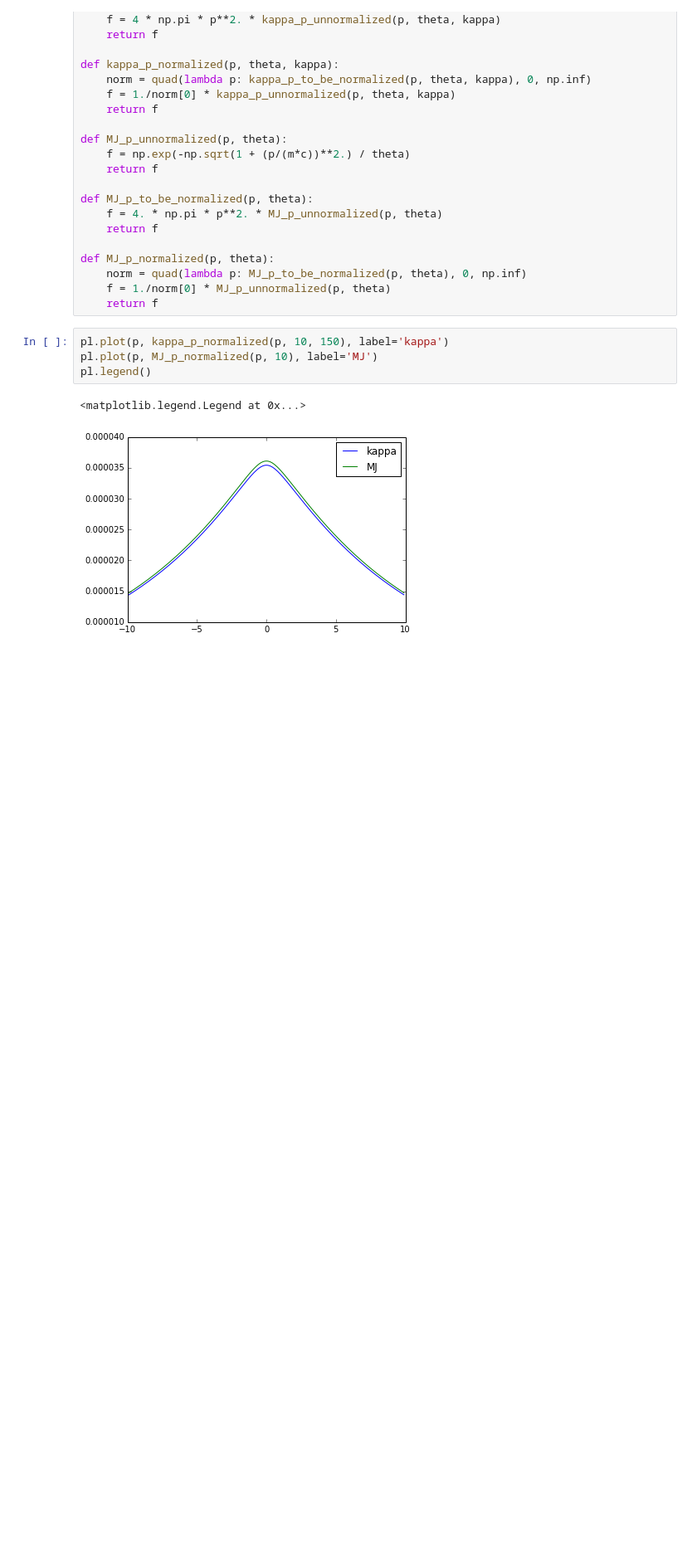
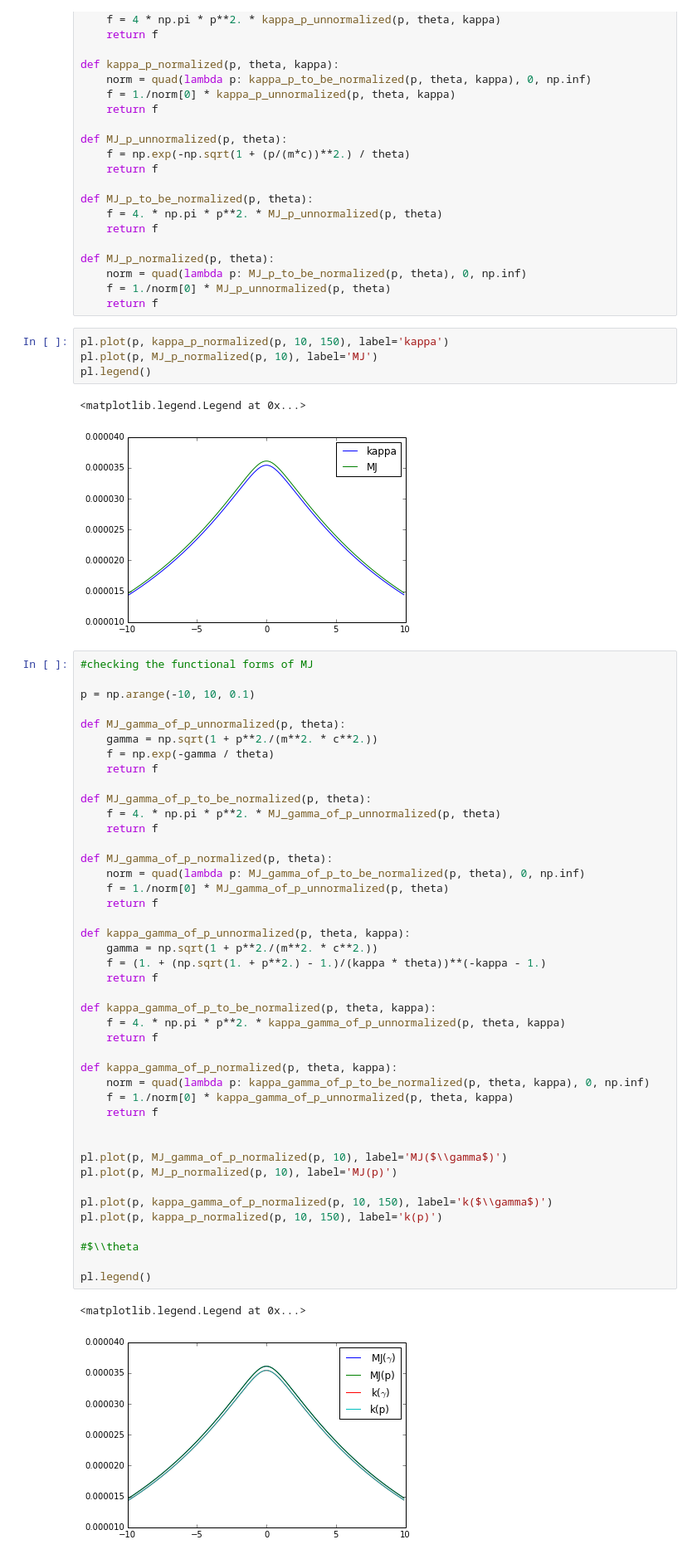
Before and after one commit to aapandy2/kappa_distributions, a Jupyter notebook: MJ_vs_Kappa_p_v_gamma.ipynb, the cells around one changed output. Shown at 83% size. Drawn from its saved outputs; the diff is of its cells as text; blank space fills up the shorter version.

```diff
--- a/MJ_vs_Kappa_p_v_gamma.ipynb
+++ b/MJ_vs_Kappa_p_v_gamma.ipynb
@@ -138,3 +138,49 @@ pl.legend()
 # %% [output]
 <matplotlib.legend.Legend at 0x...>
 [figure]
+# %%
+#checking the functional forms of MJ
+
+p = np.arange(-10, 10, 0.1)
+
+def MJ_gamma_of_p_unnormalized(p, theta):
+    gamma = np.sqrt(1 + p**2./(m**2. * c**2.))
+    f = np.exp(-gamma / theta)
+    return f
+
+def MJ_gamma_of_p_to_be_normalized(p, theta):
+    f = 4. * np.pi * p**2. * MJ_gamma_of_p_unnormalized(p, theta)
+    return f
+
+def MJ_gamma_of_p_normalized(p, theta):
+    norm = quad(lambda p: MJ_gamma_of_p_to_be_normalized(p, theta), 0, np.inf)
+    f = 1./norm[0] * MJ_gamma_of_p_unnormalized(p, theta)
+    return f
+
+def kappa_gamma_of_p_unnormalized(p, theta, kappa):
+    gamma = np.sqrt(1 + p**2./(m**2. * c**2.))
+    f = (1. + (np.sqrt(1. + p**2.) - 1.)/(kappa * theta))**(-kappa - 1.)
+    return f
+
+def kappa_gamma_of_p_to_be_normalized(p, theta, kappa):
+    f = 4. * np.pi * p**2. * kappa_gamma_of_p_unnormalized(p, theta, kappa)
+    return f
+
+def kappa_gamma_of_p_normalized(p, theta, kappa):
+    norm = quad(lambda p: kappa_gamma_of_p_to_be_normalized(p, theta, kappa), 0, np.inf)
+    f = 1./norm[0] * kappa_gamma_of_p_unnormalized(p, theta, kappa)
+    return f
+
+
+pl.plot(p, MJ_gamma_of_p_normalized(p, 10), label='MJ($\\gamma$)')
+pl.plot(p, MJ_p_normalized(p, 10), label='MJ(p)')
+
+pl.plot(p, kappa_gamma_of_p_normalized(p, 10, 150), label='k($\\gamma$)')
+pl.plot(p, kappa_p_normalized(p, 10, 150), label='k(p)')
+
+#$\\theta
+
+pl.legend()
+# %% [output]
+<matplotlib.legend.Legend at 0x...>
+[figure, added]
```
Also changed, not shown: parts of 3 cells of this notebook.
